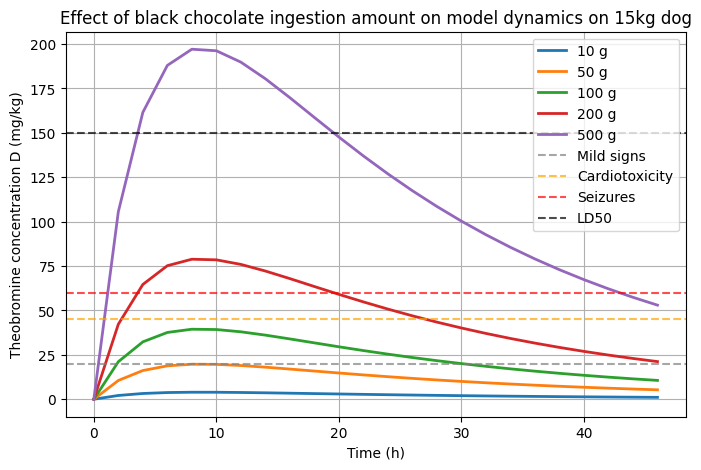
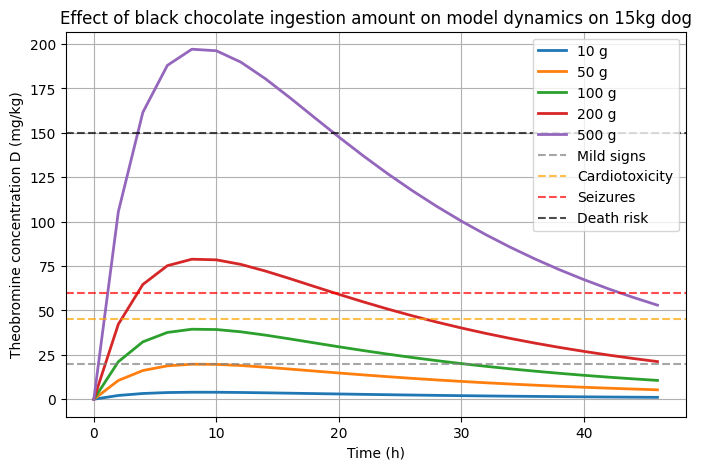
The change to this notebook cell's code, shown as a diff; its figure went from the first image to the second:
--- before
+++ after
@@ -13,6 +13,22 @@
         sol.y[1],
         linewidth=2,
-        label=f'{M} g'
-    )
+        label=f'{M} g')
+
+    D = sol.y[1]
+
+    Dmax = np.max(D)
+
+    peak_idx = np.argmax(D)
+
+    after_peak = np.where(D[peak_idx:] < threshold)[0]
+
+    if len(after_peak) > 0:
+        recovery_time = sol.t[peak_idx + after_peak[0]]
+        print(f"{M} g : recovery time = {recovery_time:.1f} h")
+    else:
+        print(f"{M} g : not recovered within simulation time")
+    
+    print(f"{M} g : Dmax = {Dmax:.2f} mg/kg")
+    
 
 # seuils toxiques
@@ -20,5 +36,5 @@
 plt.axhline(45, ls='--', color='orange', alpha=0.7, label='Cardiotoxicity')
 plt.axhline(60, ls='--', color='red', alpha=0.7, label='Seizures')
-plt.axhline(150, ls='--', color='black', alpha=0.7, label='LD50')
+plt.axhline(150, ls='--', color='black', alpha=0.7, label='Death risk')
 
 plt.xlabel('Time (h)')

Commit: partie 6 finie I hope